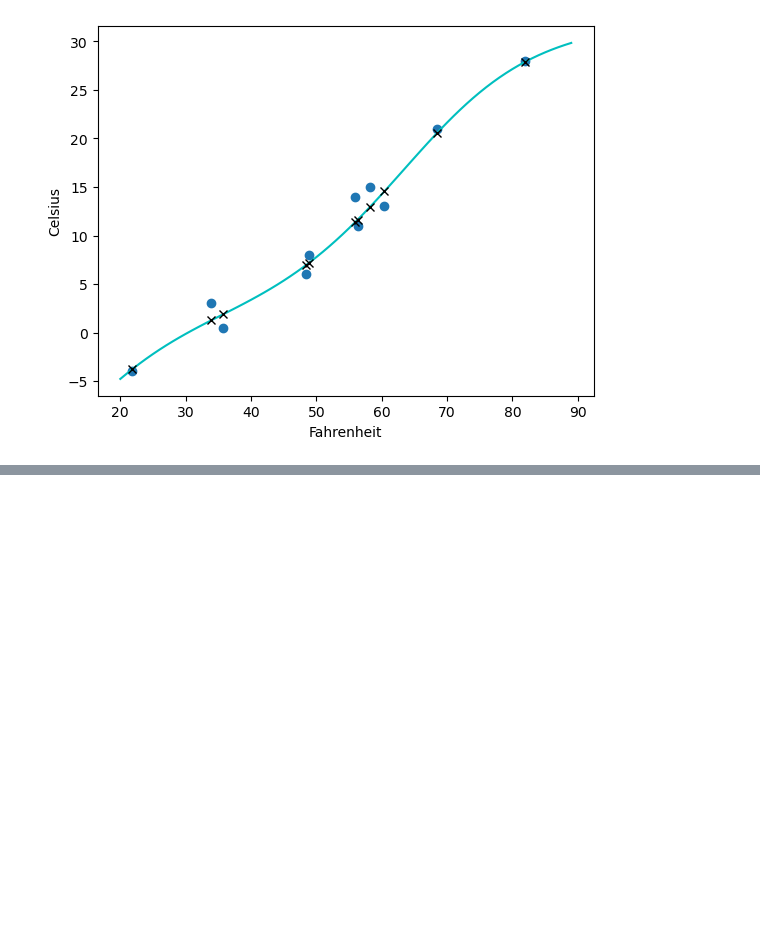
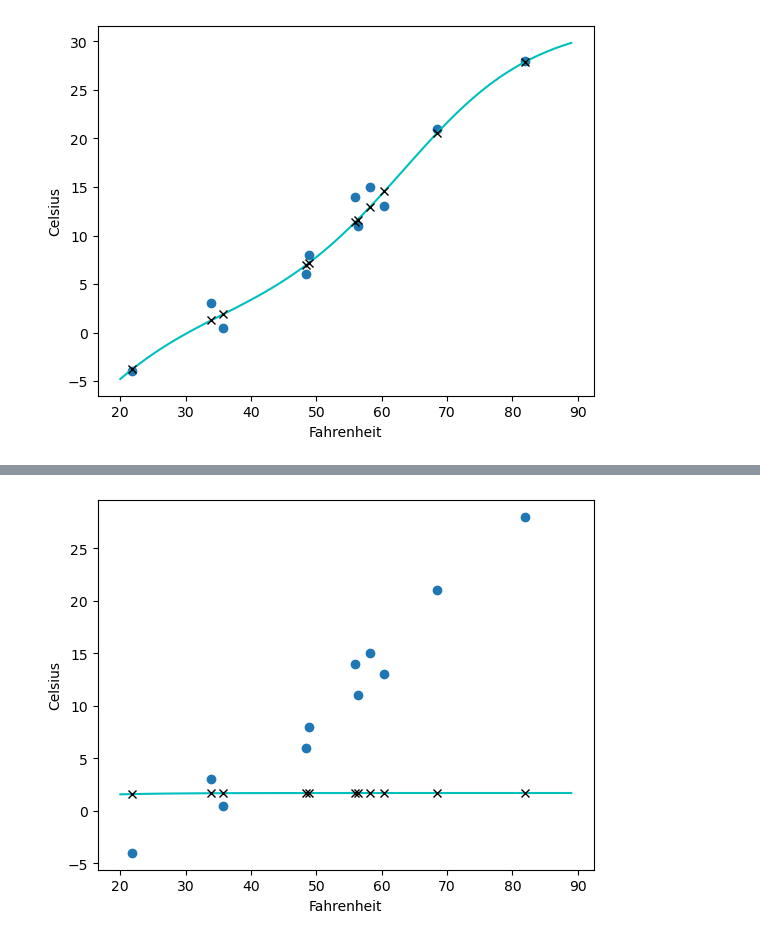
Before and after one commit to yahyavaleo/dlwpt, a Jupyter notebook: chapter6/neural-networks.ipynb, the cells around one changed output, grey strips where cells are left out. Cells and saved outputs as stored; diff of their text form; code cells hidden in the pictures; blank space fills up the shorter version.

```diff
--- a/chapter6/neural-networks.ipynb
+++ b/chapter6/neural-networks.ipynb
@@ -239,0 +387,3 @@ plt.show()
+# %%
+experiment(hidden_neurons=1, learning_rate=1e-5, savefig=True, figname="data/linear-model.png")
+# %% [output]
@@ -239,0 +397 @@ plt.show()
+[figure, added]
```
Also changed, not shown: parts of 30 cells of this notebook, 7 other files.
